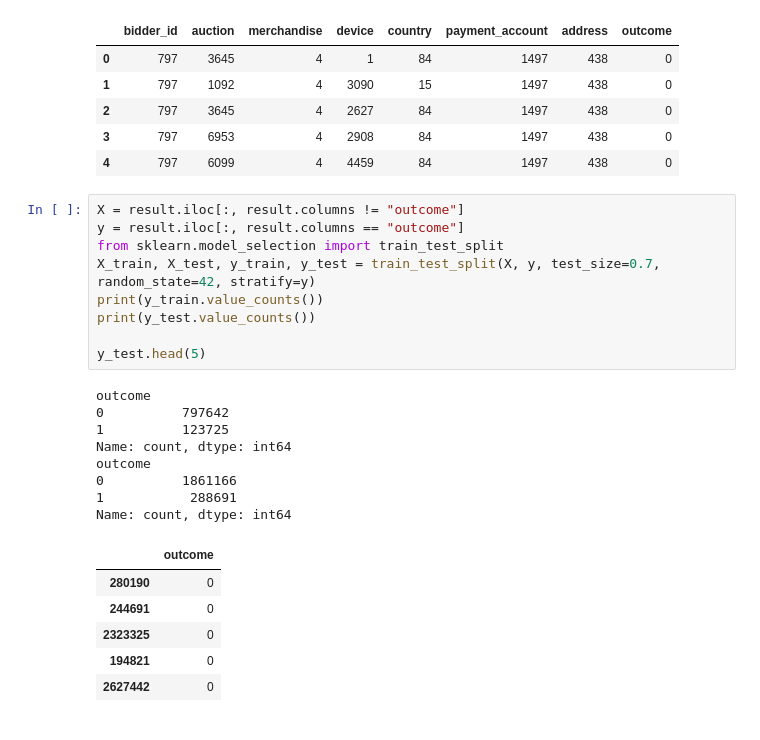
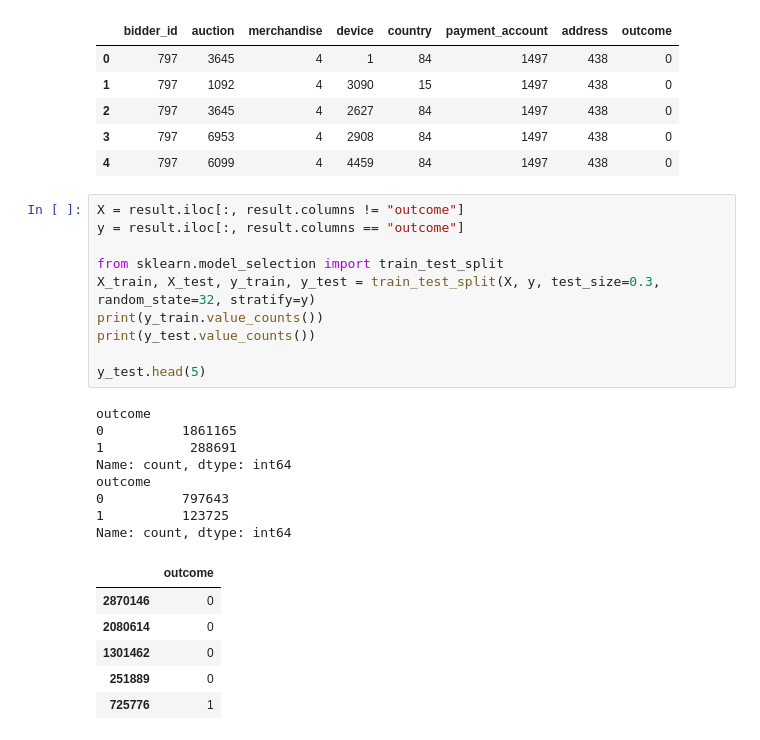
Before and after one commit to trueilorp/Bidder-classification, a Jupyter notebook: SD/facebookSD.ipynb, the cells around one changed output. Saved outputs shown, nothing was run; the diff lists cells and outputs as text.

```diff
--- a/SD/facebookSD.ipynb
+++ b/SD/facebookSD.ipynb
@@ -153,27 +153,28 @@ result.head(5)
 # %%
 X = result.iloc[:, result.columns != "outcome"]
 y = result.iloc[:, result.columns == "outcome"]
+
 from sklearn.model_selection import train_test_split
-X_train, X_test, y_train, y_test = train_test_split(X, y, test_size=0.7, random_state=42, stratify=y)
+X_train, X_test, y_train, y_test = train_test_split(X, y, test_size=0.3, random_state=32, stratify=y)
 print(y_train.value_counts())
 print(y_test.value_counts())
 
 y_test.head(5)
 # %% [output]
 outcome
-0          797642
+0          1861165
+1           288691
+Name: count, dtype: int64
+outcome
+0          797643
 1          123725
 Name: count, dtype: int64
-outcome
-0          1861166
-1           288691
-Name: count, dtype: int64
 |  | outcome |
-| 280190 | 0 |
-| 244691 | 0 |
-| 2323325 | 0 |
-| 194821 | 0 |
-| 2627442 | 0 |
+| 2870146 | 0 |
+| 2080614 | 0 |
+| 1301462 | 0 |
+| 251889 | 0 |
+| 725776 | 1 |
 # %%
 from sklearn.tree import DecisionTreeClassifier
 from sklearn.metrics import classification_report, f1_score, accuracy_score
```
Also changed, not shown: parts of 2 cells of this notebook.
